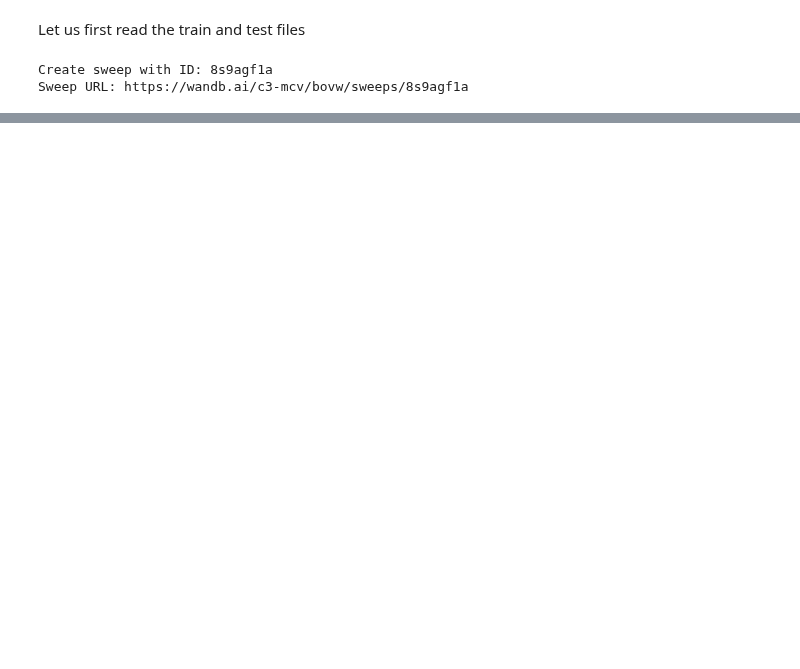
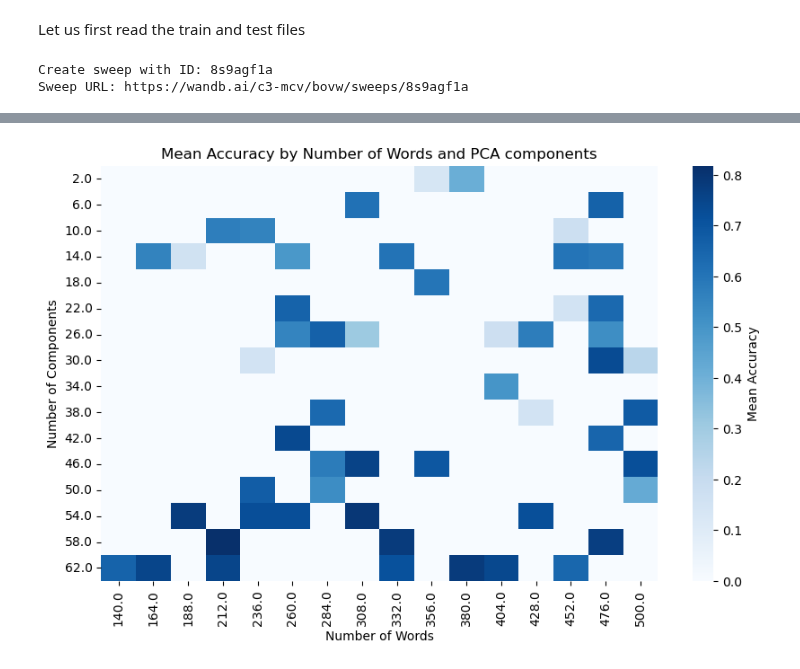
Before and after one commit to MCV-C3/project23-24-08, a Jupyter notebook: Task1/BagofVisualWords.ipynb, the cells around one changed output, grey strips where cells are left out. Saved outputs shown, nothing was run; the diff lists cells and outputs as text; code cells hidden in the pictures; blank space fills up the shorter version.

```diff
--- a/Task1/BagofVisualWords.ipynb
+++ b/Task1/BagofVisualWords.ipynb
@@ -615,0 +644,27 @@ plt.legend()
+# %%
+
+df = pd.read_csv('wandb_export_2023-12-30T12_36_57.300+01_00.csv')[['Name', 'n_words', 'accuracy', 'n_components']]
+df['n_words_bin'] = pd.cut(df['n_words'], range(128, 513, 24))
+df['n_components_bin'] = pd.cut(df['n_components'], range(0, 65, 4))
+
+# Grouping by 'n_components_bin' and 'n_words_bin' and calculating mean
+grouped_df = df.groupby(['n_components_bin', 'n_words_bin']).mean().drop(columns=['n_words', 'n_components'])
+
+# Extracting the mid points of the bins for plotting
+grouped_df.reset_index(inplace=True)
+grouped_df['n_words_mid'] = grouped_df['n_words_bin'].apply(lambda x: x.mid)
+grouped_df['n_components_mid'] = grouped_df['n_components_bin'].apply(lambda x: x.mid)
+
+import seaborn as sns
+pivot_df = grouped_df.pivot("n_components_mid", "n_words_mid", "accuracy")
+pivot_df_filled = pivot_df.fillna(0)
+
+# Plotting the heatmap with NaN or 0 values distinctly colored
+plt.figure(figsize=(10, 6))
+sns.heatmap(pivot_df_filled, annot=False, cmap="Blues", cbar_kws={'label': 'Mean Accuracy'})
+plt.title('Mean Accuracy by Number of Words and PCA components')
+plt.xlabel('Number of Words')
+plt.ylabel('Number of Components')
+plt.show()
+# %% [output]
+[figure, added]
```
Also changed, not shown: parts of 6 cells of this notebook, 1 other file.
